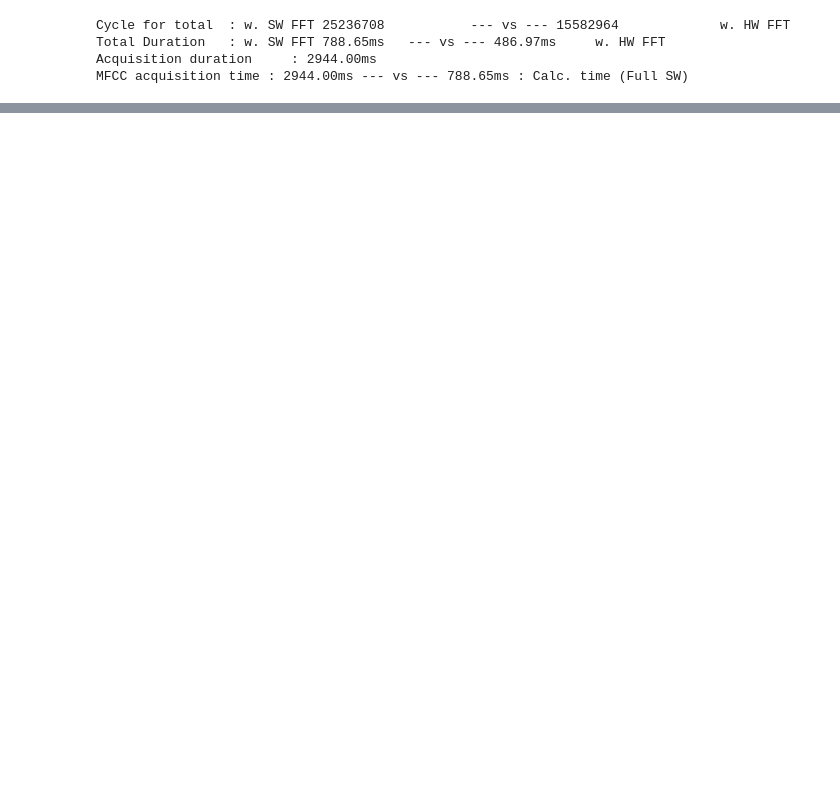
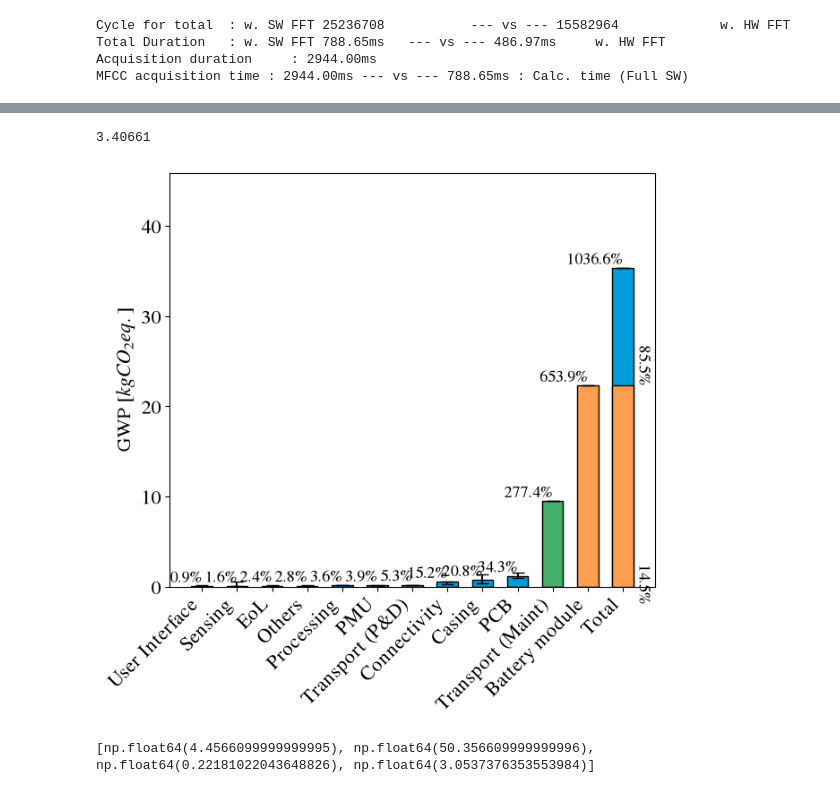
Before and after one commit to PolMaistriaux/IoT_Node_Modeling, a Jupyter notebook: Test_new_applications/NoteBook_AudioProcessing.ipynb, the cells around one changed output, grey strips where cells are left out. Saved outputs shown, nothing was run; the diff lists cells and outputs as text; code cells hidden in the pictures; blank space fills up the shorter version.

```diff
--- a/Test_new_applications/NoteBook_AudioProcessing.ipynb
+++ b/Test_new_applications/NoteBook_AudioProcessing.ipynb
@@ -458,0 +537,19 @@ node_footprint.plot_footprint(filename = None,figsize=(7,6), separatePlot=False)
+# %%
+plot_service_footprint(     filename = None,
+                            figsize=(7,6),
+                            separatePlot=False,
+                            Footprint=node_footprint,
+                            Node=node,
+                            Nyears= 10)
+# %% [output]
+3.40661
+[figure, added]
+# %%
+[fixed_f,tot_f,lifetime,power] =deployment_battery_replacement(
+                                    Replacement_type = "Battery",
+                                    Footprint=node_footprint,
+                                    Node=node,
+                                    Nyears= 10)
+print([fixed_f,tot_f,lifetime,power])
+# %% [output]
+[np.float64(4.4566099999999995), np.float64(50.356609999999996), np.float64(0.22181022043648826), np.float64(3.0537376353553984)]
```
Also changed, not shown: parts of 12 cells of this notebook, 5 other files.
